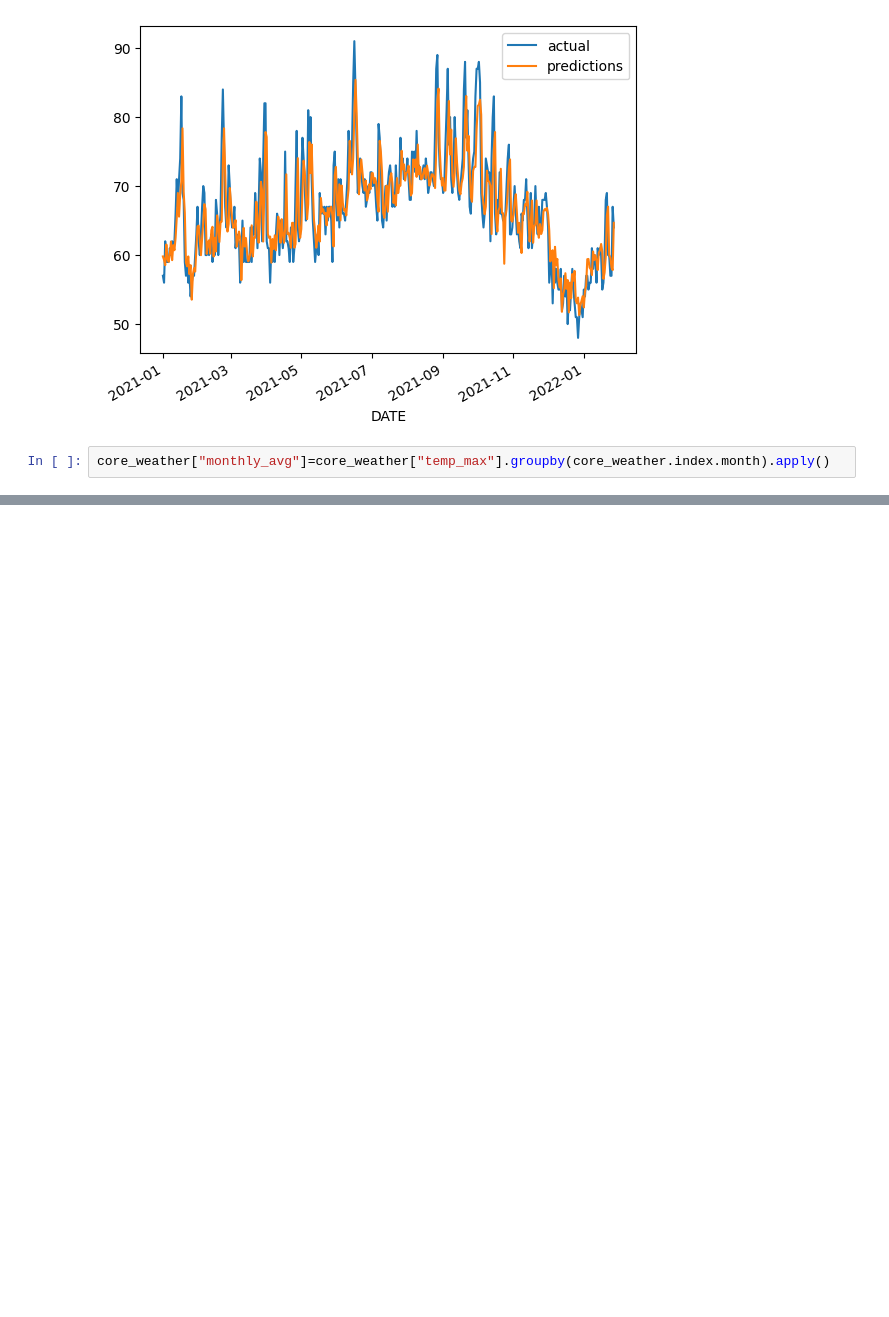
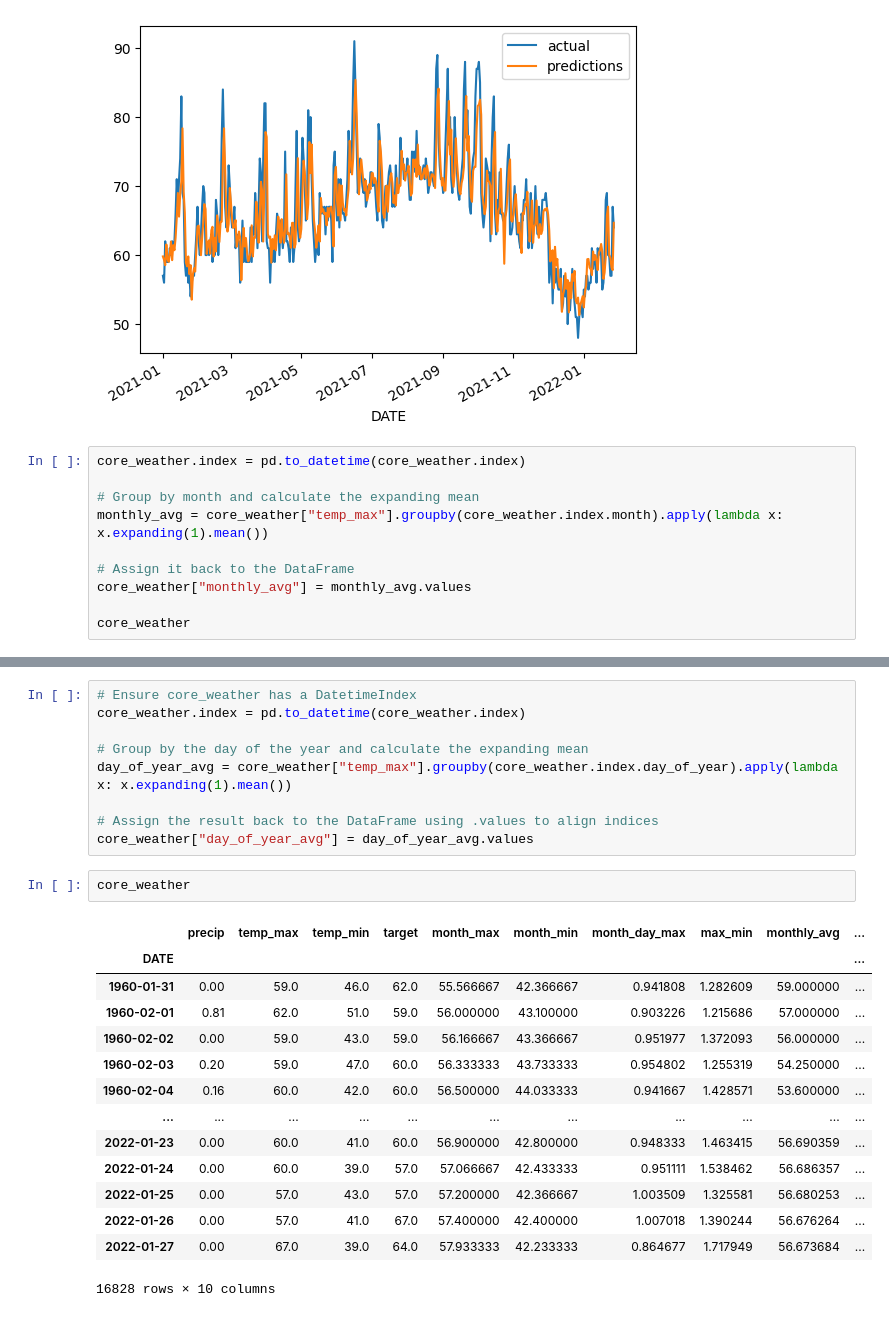
Before and after one commit to Samritha1912/WeatherPrediction, a Jupyter notebook: Weather_Prediction.ipynb, the cells around one changed output, grey strips where cells are left out. Drawn from its saved outputs; the diff is of its cells as text; blank space fills up the shorter version.

Commit message:
Created using Colab Final version

```diff
--- a/Weather_Prediction.ipynb
+++ b/Weather_Prediction.ipynb
@@ -358,5 +358,13 @@ combined.plot()
 # %% [output]
 <Axes: xlabel='DATE'>
 [figure]
-# %%
-core_weather["monthly_avg"]=core_weather["temp_max"].groupby(core_weather.index.month).apply()
+# %%
+core_weather.index = pd.to_datetime(core_weather.index)
+
+# Group by month and calculate the expanding mean
+monthly_avg = core_weather["temp_max"].groupby(core_weather.index.month).apply(lambda x: x.expanding(1).mean())
+
+# Assign it back to the DataFrame
+core_weather["monthly_avg"] = monthly_avg.values
+
+core_weather
@@ -362,0 +386,26 @@ core_weather["monthly_avg"]=core_weather["temp_max"].groupby(core_weather.index.
+# %%
+# Ensure core_weather has a DatetimeIndex
+core_weather.index = pd.to_datetime(core_weather.index)
+
+# Group by the day of the year and calculate the expanding mean
+day_of_year_avg = core_weather["temp_max"].groupby(core_weather.index.day_of_year).apply(lambda x: x.expanding(1).mean())
+
+# Assign the result back to the DataFrame using .values to align indices
+core_weather["day_of_year_avg"] = day_of_year_avg.values
+# %%
+core_weather
+# %% [output]
+|  | precip | temp_max | temp_min | target | month_max | month_min | month_day_max | max_min | monthly_avg | ... |
+| DATE |  |  |  |  |  |  |  |  |  | ... |
+| 1960-01-31 | 0.00 | 59.0 | 46.0 | 62.0 | 55.566667 | 42.366667 | 0.941808 | 1.282609 | 59.000000 | ... |
+| 1960-02-01 | 0.81 | 62.0 | 51.0 | 59.0 | 56.000000 | 43.100000 | 0.903226 | 1.215686 | 57.000000 | ... |
+| 1960-02-02 | 0.00 | 59.0 | 43.0 | 59.0 | 56.166667 | 43.366667 | 0.951977 | 1.372093 | 56.000000 | ... |
+| 1960-02-03 | 0.20 | 59.0 | 47.0 | 60.0 | 56.333333 | 43.733333 | 0.954802 | 1.255319 | 54.250000 | ... |
+| 1960-02-04 | 0.16 | 60.0 | 42.0 | 60.0 | 56.500000 | 44.033333 | 0.941667 | 1.428571 | 53.600000 | ... |
+| ... | ... | ... | ... | ... | ... | ... | ... | ... | ... | ... |
+| 2022-01-23 | 0.00 | 60.0 | 41.0 | 60.0 | 56.900000 | 42.800000 | 0.948333 | 1.463415 | 56.690359 | ... |
+| 2022-01-24 | 0.00 | 60.0 | 39.0 | 57.0 | 57.066667 | 42.433333 | 0.951111 | 1.538462 | 56.686357 | ... |
+| 2022-01-25 | 0.00 | 57.0 | 43.0 | 57.0 | 57.200000 | 42.366667 | 1.003509 | 1.325581 | 56.680253 | ... |
+| 2022-01-26 | 0.00 | 57.0 | 41.0 | 67.0 | 57.400000 | 42.400000 | 1.007018 | 1.390244 | 56.676264 | ... |
+| 2022-01-27 | 0.00 | 67.0 | 39.0 | 64.0 | 57.933333 | 42.233333 | 0.864677 | 1.717949 | 56.673684 | ... |
+16828 rows × 10 columns
```
Also changed, not shown: parts of 7 cells of this notebook.
